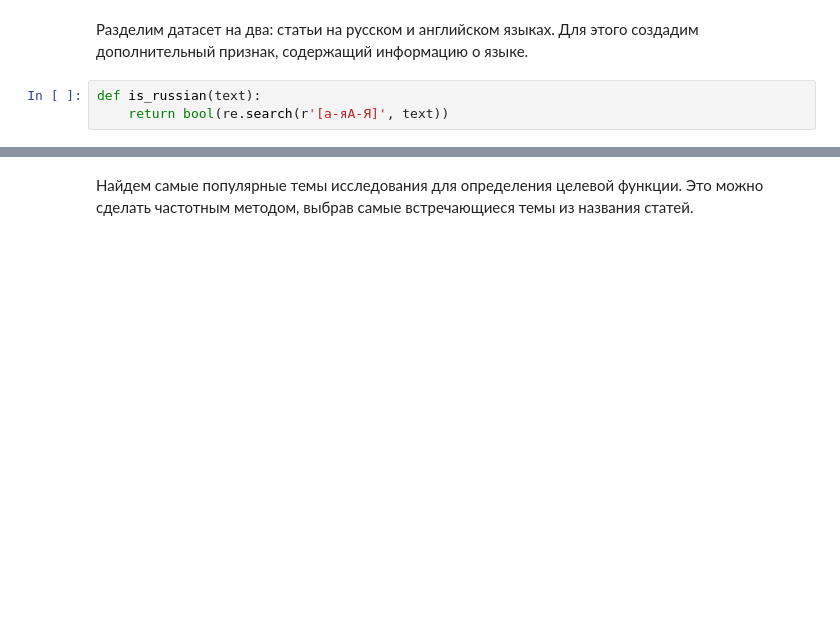
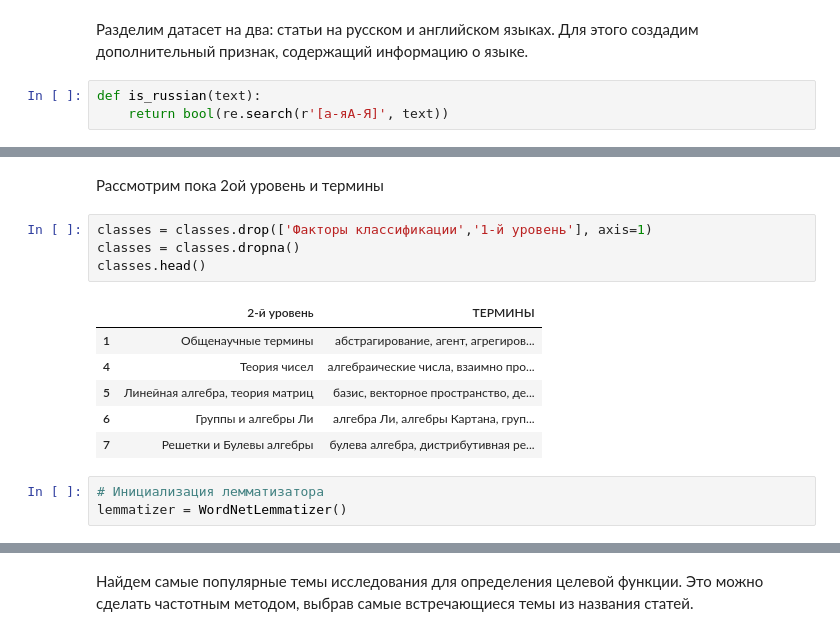
Before and after one commit to LeNoRaV/Course-work, a Jupyter notebook: Курсовая.ipynb, the cells around one changed output, grey strips where cells are left out. Drawn from its saved outputs; the diff is of its cells as text; blank space fills up the shorter version.

```diff
--- a/Курсовая.ipynb
+++ b/Курсовая.ipynb
@@ -95,0 +111,16 @@ data_ru # название и аннотация на разных языках.
+# %% [markdown]
+Рассмотрим пока 2ой уровень и термины
+# %%
+classes = classes.drop(['Факторы классификации','1-й уровень'], axis=1)
+classes = classes.dropna()
+classes.head()
+# %% [output]
+|  | 2-й уровень | ТЕРМИНЫ |
+| 1 | Общенаучные термины | абстрагирование, агент, агрегиров... |
+| 4 | Теория чисел | алгебраические числа, взаимно про... |
+| 5 | Линейная алгебра, теория матриц | базис, векторное пространство, де... |
+| 6 | Группы и алгебры Ли | алгебра Ли, алгебры Картана, груп... |
+| 7 | Решетки и Булевы алгебры | булева алгебра, дистрибутивная ре... |
+# %%
+# Инициализация лемматизатора
+lemmatizer = WordNetLemmatizer()
```
Also changed, not shown: parts of 22 cells of this notebook.
